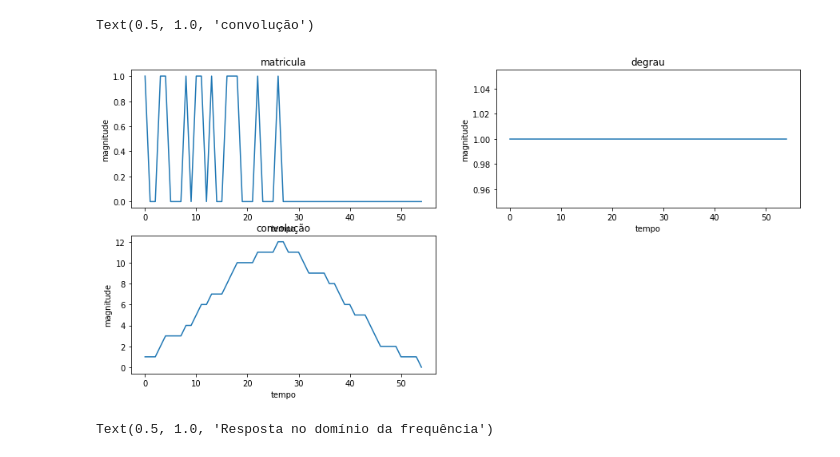
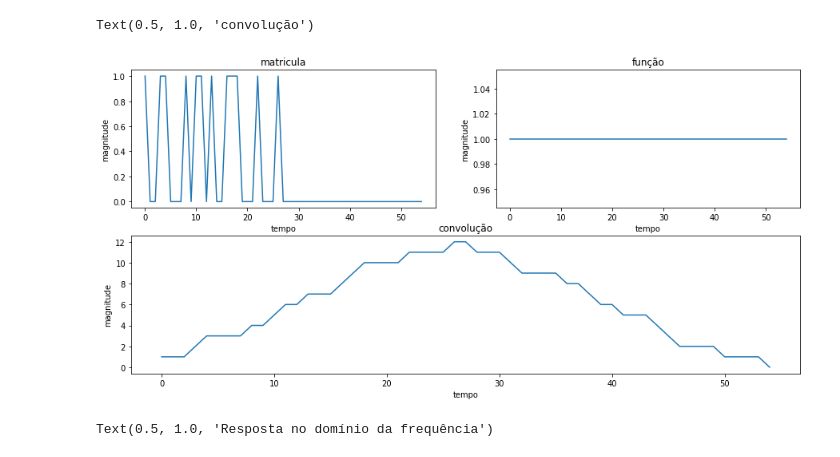
Before and after one commit to ismaelg456g/processamento_de_sinais, a Jupyter notebook: projeto_1/codigo.ipynb, the cells around one changed output. Saved outputs shown, nothing was run; the diff lists cells and outputs as text; code cells hidden in the pictures.

```diff
--- a/projeto_1/codigo.ipynb
+++ b/projeto_1/codigo.ipynb
@@ -55,32 +70,27 @@ def calcula_fourier(sinal, fs):
 # %%
-matricula=[1,0,0,1,1,0,0,0,1,0,1,1,0,1,0,0,1,1,1,0,0,0,1,0,0,0,1,0]
-degrau=[1,1,1,1,1,1,1,1,1,1,1,1,1,1,1,1,1,1,1,1,1,1,1,1,1,1,1,1]
-t=range(2*len(matricula)-1)
-
-resposta=convolucao(matricula,degrau)
-
 f=matricula+list(np.dot(range(len(matricula)-1),0))
 fdeg=degrau+[1]*(len(degrau)-1)
+t=range(2*len(matricula)-1)
 
 fig=plt.subplots(figsize=(15,7))
 ax1=plt.subplot(2,2,1)
 ax1.plot(t,f)
 ax1.set_xlabel('tempo')
 ax1.set_ylabel('magnitude')
 ax1.set_title('matricula')
 ax2=plt.subplot(2,2,2)
 ax2.plot(t,fdeg)
 ax2.set_xlabel('tempo')
 ax2.set_ylabel('magnitude')
-ax2.set_title('degrau')
-ax3=plt.subplot(2,2,3)
+ax2.set_title('função')
+ax3=plt.subplot(2,1,2)
 ax3.plot(t,resposta)
 ax3.set_xlabel('tempo')
 ax3.set_ylabel('magnitude')
 ax3.set_title('convolução')
 # %% [output]
 Text(0.5, 1.0, 'convolução')
-[figure, old version]
+[figure, new version]
 # %%
 [sinal_voz, fs_voz] = sf.read('audi_voz.wav')
 
```
Also changed, not shown: parts of 5 cells of this notebook.
